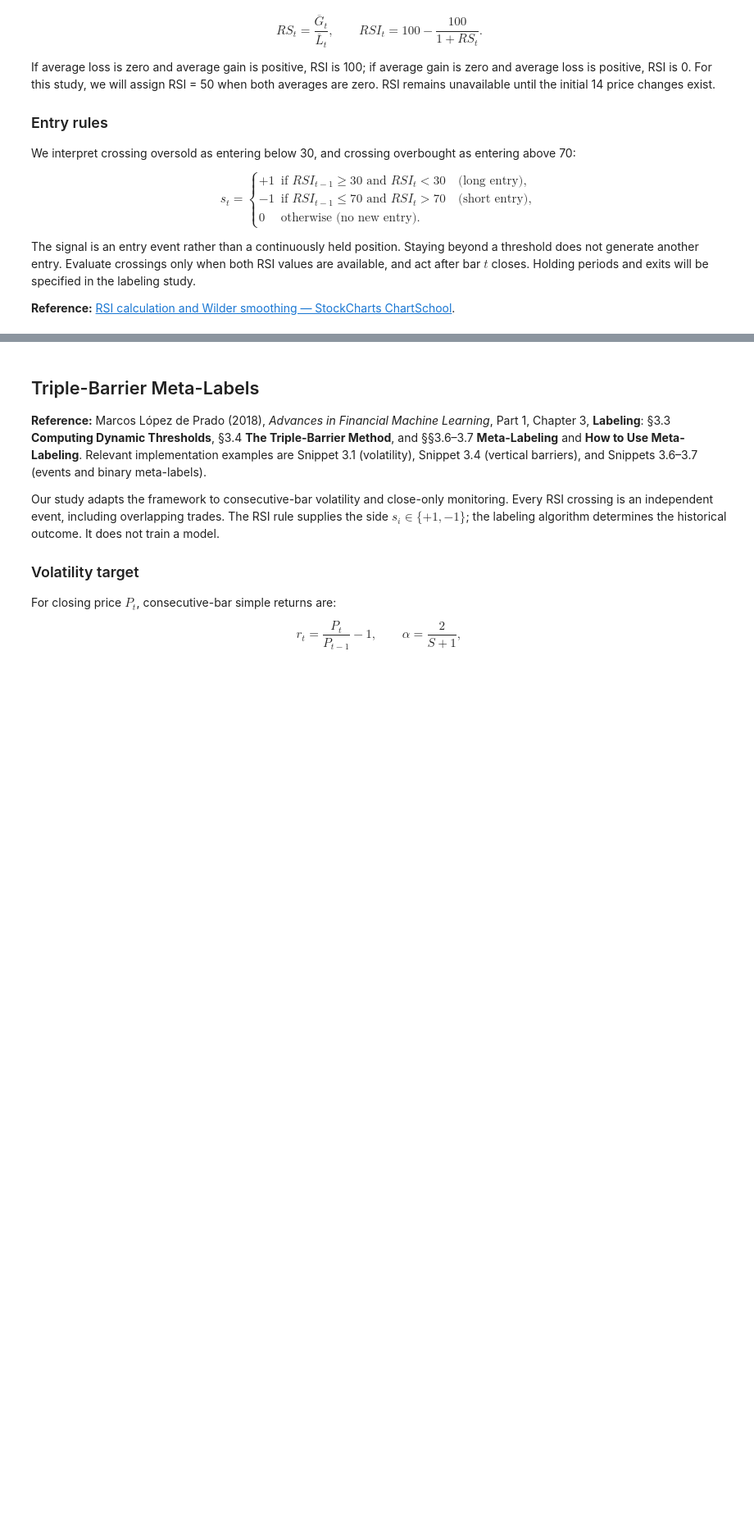
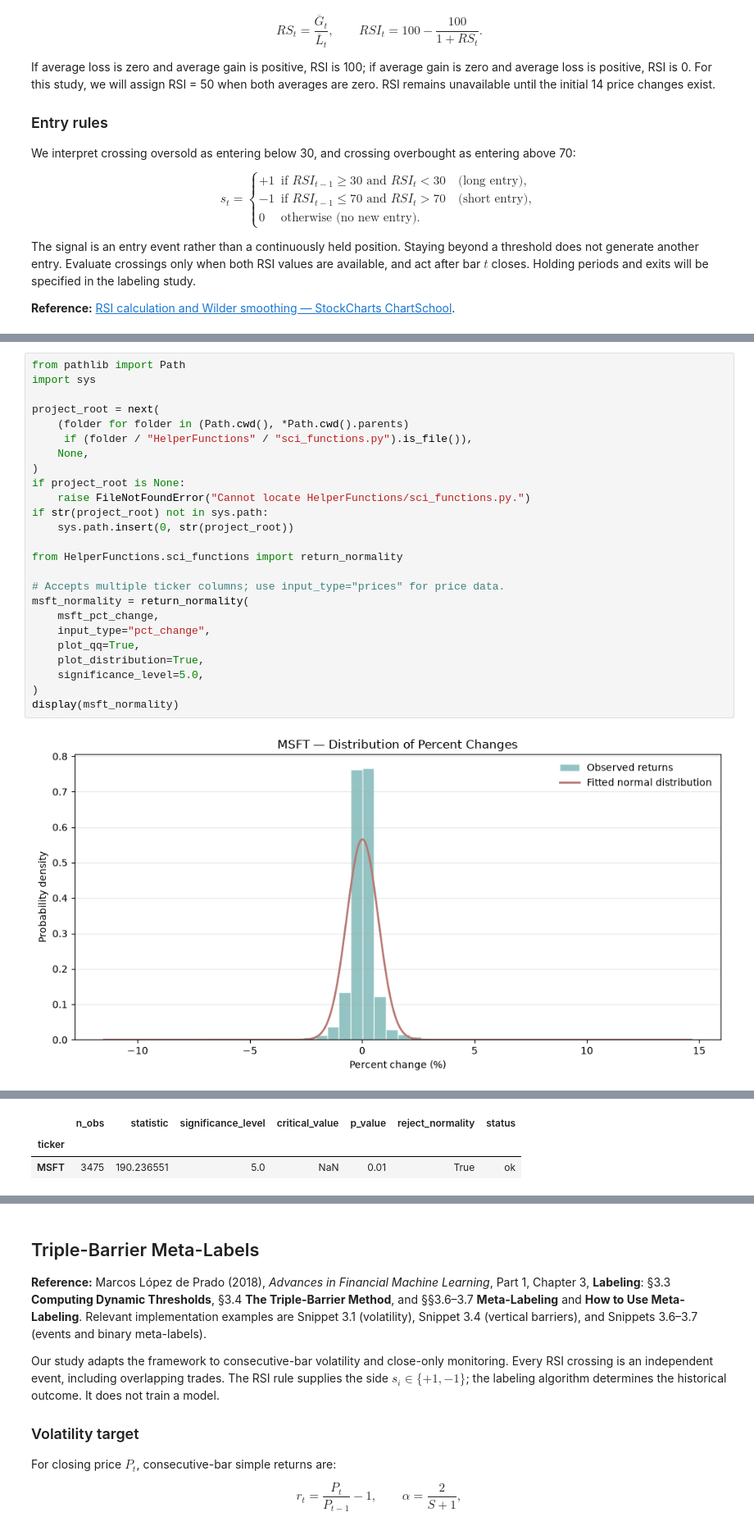
Before and after one commit to Bytb/QuantitativeMethods, a Jupyter notebook: AdvancedFinancialMachineLearning/Part1_DataAnalysis/1_RSI_MicrosoftStudy.ipynb, the cells around one changed output, grey strips where cells are left out. Shown at 82% size. Cells and saved outputs as stored; diff of their text form; blank space fills up the shorter version.

```diff
--- a/AdvancedFinancialMachineLearning/Part1_DataAnalysis/1_RSI_MicrosoftStudy.ipynb
+++ b/AdvancedFinancialMachineLearning/Part1_DataAnalysis/1_RSI_MicrosoftStudy.ipynb
@@ -104,0 +131,27 @@ Available range: 2024-10-04 14:30:00-04:00 to 2026-10-02 15:30:00-04:00
+# %%
+from pathlib import Path
+import sys
+
+project_root = next(
+    (folder for folder in (Path.cwd(), *Path.cwd().parents)
+     if (folder / "HelperFunctions" / "sci_functions.py").is_file()),
+    None,
+)
+if project_root is None:
+    raise FileNotFoundError("Cannot locate HelperFunctions/sci_functions.py.")
+if str(project_root) not in sys.path:
+    sys.path.insert(0, str(project_root))
+
+from HelperFunctions.sci_functions import return_normality
+
+# Accepts multiple ticker columns; use input_type="prices" for price data.
+msft_normality = return_normality(
+    msft_pct_change,
+    input_type="pct_change",
+    plot_qq=True,
+    plot_distribution=True,
+    significance_level=5.0,
+)
+display(msft_normality)
+# %% [output]
+[figure, added]
@@ -104,0 +159,3 @@ Available range: 2024-10-04 14:30:00-04:00 to 2026-10-02 15:30:00-04:00
+|  | n_obs | statistic | significance_level | critical_value | p_value | reject_normality | status |
+| ticker |  |  |  |  |  |  |  |
+| MSFT | 3475 | 190.236551 | 5.0 | NaN | 0.01 | True | ok |
```
Also changed, not shown: parts of 10 cells of this notebook, 4 other files.
